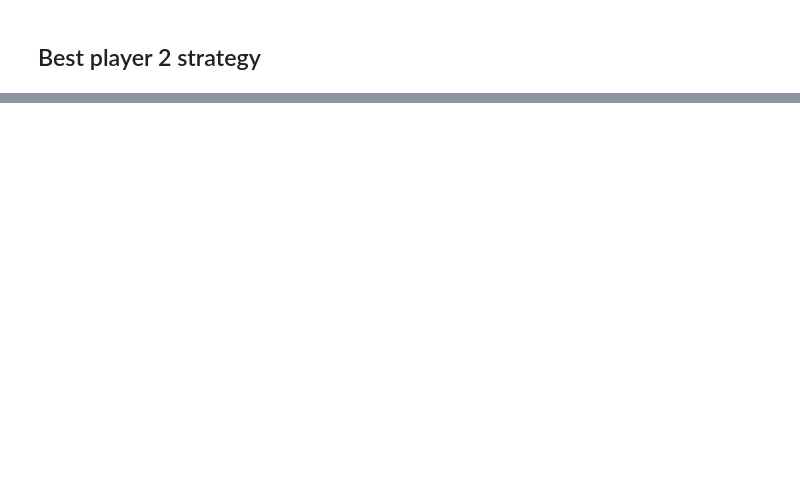
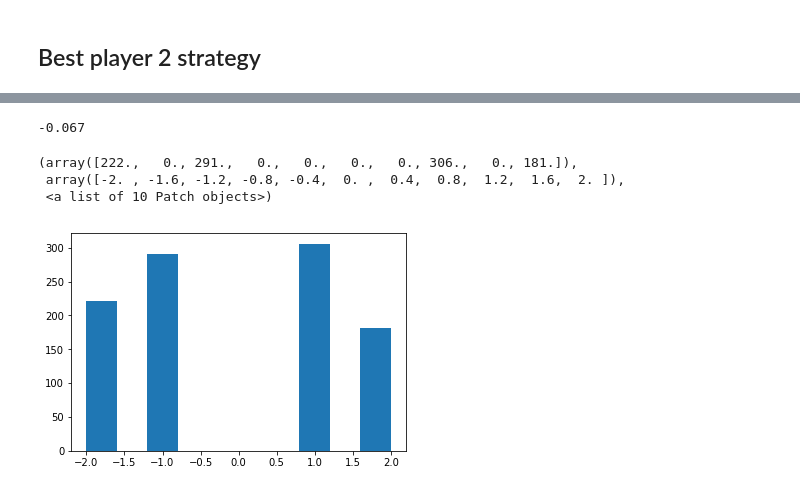
Before and after one commit to antonstenaxel/EA_Kuhns_Poker, a Jupyter notebook: EA_Kuhns_Poker_No_Fold.ipynb, the cells around one changed output, grey strips where cells are left out. Cells and saved outputs as stored; diff of their text form; code cells hidden in the pictures; blank space fills up the shorter version.

```diff
--- a/EA_Kuhns_Poker_No_Fold.ipynb
+++ b/EA_Kuhns_Poker_No_Fold.ipynb
@@ -87,22 +96,28 @@ def wheel_selection(population, fitness):
     distribution = temp/np.sum(temp)
     return np.random.choice(np.arange(POPULATION_SIZE), p= distribution)
 # %%
+@jit(nopython=True)
 def crossover(individual_1, individual_2):
+    if(np.random.rand() < CROSSOVER_PROB):
+        crossover_point = np.random.randint(len(individual_1))
 
-    crossover_point = np.random.randint(len(individual_1))
+        child_1 = np.concatenate((individual_1[:crossover_point],individual_2[crossover_point:]))
+        child_2 = np.concatenate((individual_2[:crossover_point],individual_1[crossover_point:]))
 
-    child_1 = np.concatenate((individual_1[:crossover_point],individual_2[crossover_point:]))
-    child_2 = np.concatenate((individual_2[:crossover_point],individual_1[crossover_point:]))
-
-    return (child_1, child_2)
+        return (child_1, child_2)
+    else:
+        return (individual_1, individual_2)
 # %%
+@jit(nopython=True)
 def mutate(individual):
 
     creeps = CREEP_RATE*np.random.randn(len(individual))
     mutations = (np.random.rand(len(individual)) < MUTATION_PROB)*creeps
     mutated_individual = individual + mutations
+    mutated_individual[mutated_individual < 0] = 0
+    mutated_individual[mutated_individual > 1] = 1
 
-    return mutated_individual.clip(0,1)
+    return mutated_individual
 # %%
 def print_player(player):
 
@@ -189,0 +256,19 @@ print_player(p2[np.argmax(f2)])
+# %%
+theoretical_player_2 = np.array([0,1,0.33,0, 1, 1])
+# %%
+s = np.zeros(1000)
+for game in range(1000):
+    s[game] = play(p1[np.argmax(f1)], theoretical_player_2)[1]
+# %%
+np.mean(s)
+# %% [output]
+-0.067
+# %%
+import matplotlib.pyplot as plt
+
+plt.hist(s)
+# %% [output]
+(array([222.,   0., 291.,   0.,   0.,   0.,   0., 306.,   0., 181.]),
+ array([-2. , -1.6, -1.2, -0.8, -0.4,  0. ,  0.4,  0.8,  1.2,  1.6,  2. ]),
+ <a list of 10 Patch objects>)
+[figure, added]
```
Also changed, not shown: parts of 16 cells of this notebook.
